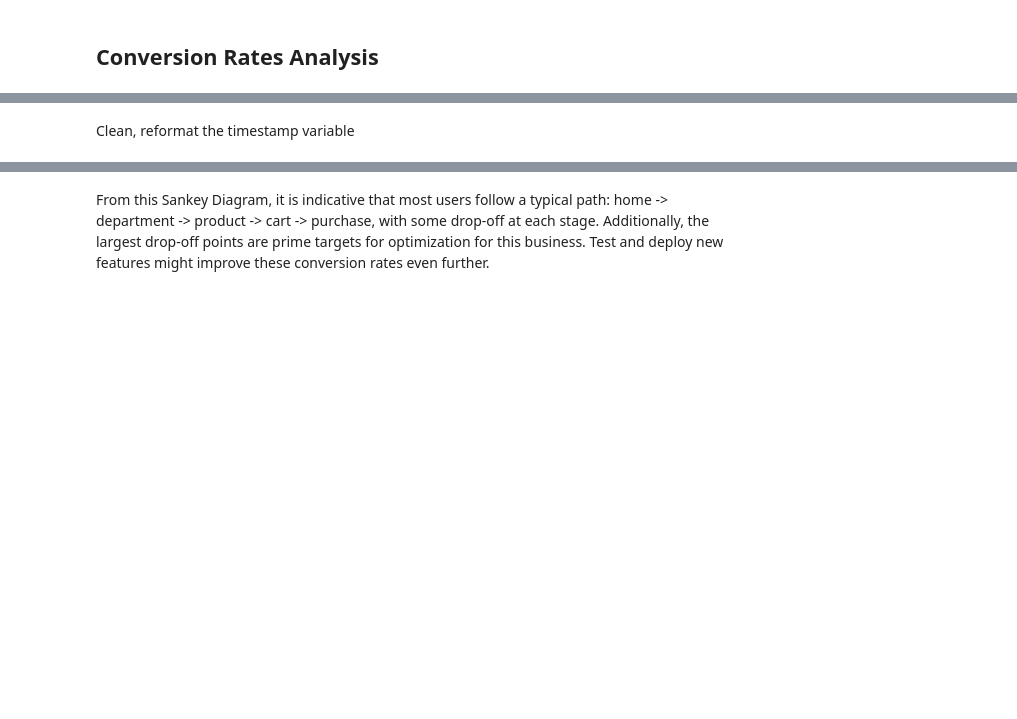
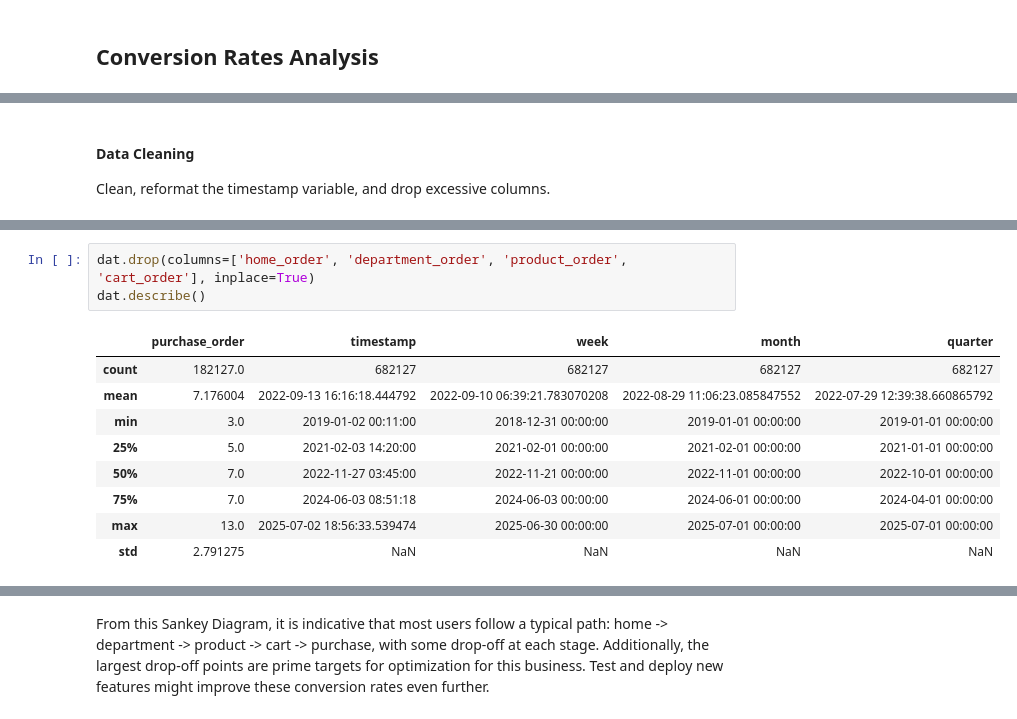
Before and after one commit to HuyPham39/Big-Query, a Jupyter notebook: thelook_analysis.ipynb, the cells around one changed output, grey strips where cells are left out. Saved outputs shown, nothing was run; the diff lists cells and outputs as text; blank space fills up the shorter version.

```diff
--- a/thelook_analysis.ipynb
+++ b/thelook_analysis.ipynb
@@ -61,5 +62,6 @@ conversion_df.describe()
 # %% [markdown]
-Clean, reformat the timestamp variable
+#### Data Cleaning
+Clean, reformat the timestamp variable, and drop excessive columns.
 # %%
 dat = conversion_df.copy()
 
@@ -77,3 +79,16 @@ dat.head()
 | 2 | 14758a16-e6f8-4b31-b716-4140ffbb6f38 | <NA> | <NA> | 2 | 1 | <NA> | [cart, product, cancel] | ... |
 | 3 | 230e6ff0-5c92-4cb7-930d-019cb81cbd9c | <NA> | <NA> | 2 | 1 | <NA> | [cart, product, cancel] | ... |
 | 4 | 26cc1a9f-2830-4537-9695-829e075fa777 | <NA> | <NA> | 2 | 1 | <NA> | [cart, product, cancel] | ... |
+# %%
+dat.drop(columns=['home_order', 'department_order', 'product_order', 'cart_order'], inplace=True)
+dat.describe()
+# %% [output]
+|  | purchase_order | timestamp | week | month | quarter |
+| count | 182127.0 | 682127 | 682127 | 682127 | 682127 |
+| mean | 7.176004 | 2022-09-13 16:16:18.444792 | 2022-09-10 06:39:21.783070208 | 2022-08-29 11:06:23.085847552 | 2022-07-29 12:39:38.660865792 |
+| min | 3.0 | 2019-01-02 00:11:00 | 2018-12-31 00:00:00 | 2019-01-01 00:00:00 | 2019-01-01 00:00:00 |
+| 25% | 5.0 | 2021-02-03 14:20:00 | 2021-02-01 00:00:00 | 2021-02-01 00:00:00 | 2021-01-01 00:00:00 |
+| 50% | 7.0 | 2022-11-27 03:45:00 | 2022-11-21 00:00:00 | 2022-11-01 00:00:00 | 2022-10-01 00:00:00 |
+| 75% | 7.0 | 2024-06-03 08:51:18 | 2024-06-03 00:00:00 | 2024-06-01 00:00:00 | 2024-04-01 00:00:00 |
+| max | 13.0 | 2025-07-02 18:56:33.539474 | 2025-06-30 00:00:00 | 2025-07-01 00:00:00 | 2025-07-01 00:00:00 |
+| std | 2.791275 | NaN | NaN | NaN | NaN |
```
Also changed, not shown: parts of 19 cells of this notebook, 1 other file.
